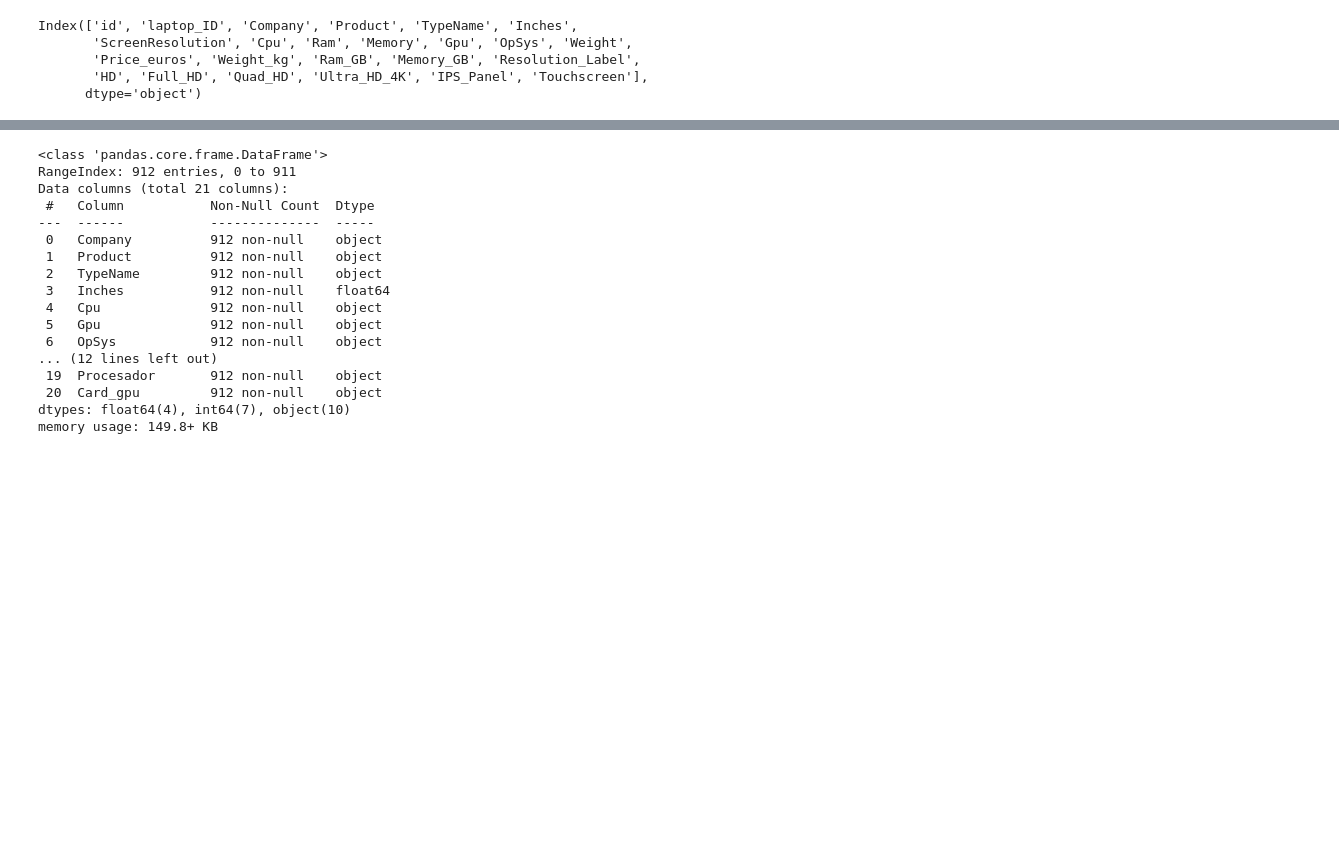
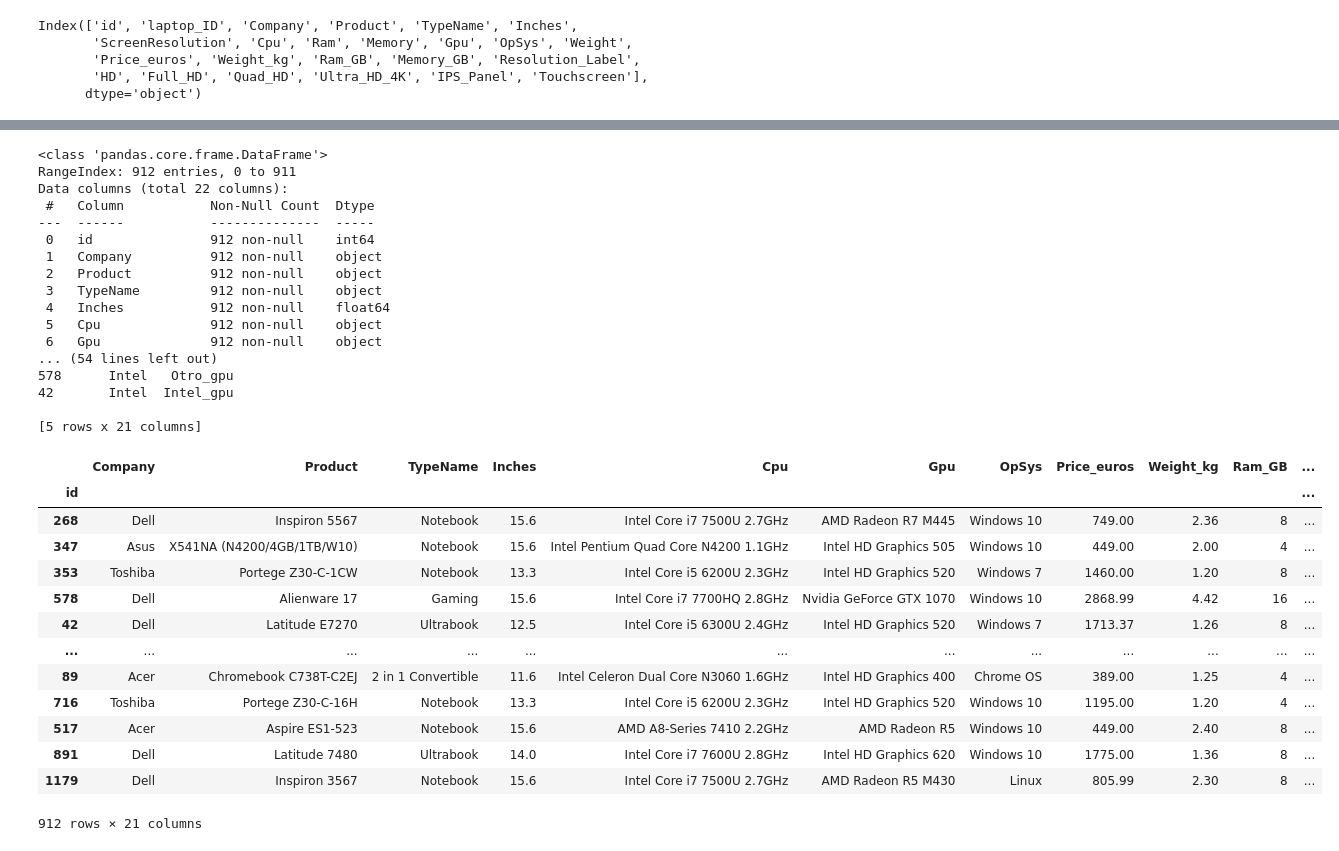
Before and after one commit to amonsalvec/Entrega_EDA, a Jupyter notebook: ML_kaggle/Precio_de_los_ordenadrores.ipynb, the cells around one changed output, grey strips where cells are left out. Drawn from its saved outputs; the diff is of its cells as text; code cells hidden in the pictures; blank space fills up the shorter version.

```diff
--- a/ML_kaggle/Precio_de_los_ordenadrores.ipynb
+++ b/ML_kaggle/Precio_de_los_ordenadrores.ipynb
@@ -497,24 +496,41 @@ Index(['Company', 'Product', 'TypeName', 'Inches', 'Cpu', 'Gpu', 'OpSys',
       dtype='object')
 # %%
 df.info()
+df.set_index('id', inplace=True)
+print(df.head())
+df
 # %% [output]
 <class 'pandas.core.frame.DataFrame'>
 RangeIndex: 912 entries, 0 to 911
-Data columns (total 21 columns):
+Data columns (total 22 columns):
  #   Column           Non-Null Count  Dtype
 ---  ------           --------------  -----
- 0   Company          912 non-null    object
- 1   Product          912 non-null    object
- 2   TypeName         912 non-null    object
- 3   Inches           912 non-null    float64
- 4   Cpu              912 non-null    object
- 5   Gpu              912 non-null    object
- 6   OpSys            912 non-null    object
-... (12 lines left out)
- 19  Procesador       912 non-null    object
- 20  Card_gpu         912 non-null    object
-dtypes: float64(4), int64(7), object(10)
-memory usage: 149.8+ KB
+ 0   id               912 non-null    int64
+ 1   Company          912 non-null    object
+ 2   Product          912 non-null    object
+ 3   TypeName         912 non-null    object
+ 4   Inches           912 non-null    float64
+ 5   Cpu              912 non-null    object
+ 6   Gpu              912 non-null    object
+... (54 lines left out)
+578      Intel   Otro_gpu
+42       Intel  Intel_gpu
+
+[5 rows x 21 columns]
+|  | Company | Product | TypeName | Inches | Cpu | Gpu | OpSys | Price_euros | Weight_kg | Ram_GB | ... |
+| id |  |  |  |  |  |  |  |  |  |  | ... |
+| 268 | Dell | Inspiron 5567 | Notebook | 15.6 | Intel Core i7 7500U 2.7GHz | AMD Radeon R7 M445 | Windows 10 | 749.00 | 2.36 | 8 | ... |
+| 347 | Asus | X541NA (N4200/4GB/1TB/W10) | Notebook | 15.6 | Intel Pentium Quad Core N4200 1.1GHz | Intel HD Graphics 505 | Windows 10 | 449.00 | 2.00 | 4 | ... |
+| 353 | Toshiba | Portege Z30-C-1CW | Notebook | 13.3 | Intel Core i5 6200U 2.3GHz | Intel HD Graphics 520 | Windows 7 | 1460.00 | 1.20 | 8 | ... |
+| 578 | Dell | Alienware 17 | Gaming | 15.6 | Intel Core i7 7700HQ 2.8GHz | Nvidia GeForce GTX 1070 | Windows 10 | 2868.99 | 4.42 | 16 | ... |
+| 42 | Dell | Latitude E7270 | Ultrabook | 12.5 | Intel Core i5 6300U 2.4GHz | Intel HD Graphics 520 | Windows 7 | 1713.37 | 1.26 | 8 | ... |
+| ... | ... | ... | ... | ... | ... | ... | ... | ... | ... | ... | ... |
+| 89 | Acer | Chromebook C738T-C2EJ | 2 in 1 Convertible | 11.6 | Intel Celeron Dual Core N3060 1.6GHz | Intel HD Graphics 400 | Chrome OS | 389.00 | 1.25 | 4 | ... |
+| 716 | Toshiba | Portege Z30-C-16H | Notebook | 13.3 | Intel Core i5 6200U 2.3GHz | Intel HD Graphics 520 | Windows 10 | 1195.00 | 1.20 | 4 | ... |
+| 517 | Acer | Aspire ES1-523 | Notebook | 15.6 | AMD A8-Series 7410 2.2GHz | AMD Radeon R5 | Windows 10 | 449.00 | 2.40 | 8 | ... |
+| 891 | Dell | Latitude 7480 | Ultrabook | 14.0 | Intel Core i7 7600U 2.8GHz | Intel HD Graphics 620 | Windows 10 | 1775.00 | 1.36 | 8 | ... |
+| 1179 | Dell | Inspiron 3567 | Notebook | 15.6 | Intel Core i7 7500U 2.7GHz | AMD Radeon R5 M430 | Linux | 805.99 | 2.30 | 8 | ... |
+912 rows × 21 columns
 # %%
 pd.get_dummies(df['Segmento_de_uso'], dtype=int)
 pd.get_dummies(df['OS'], dtype=int)
```
Also changed, not shown: parts of 21 cells of this notebook.
